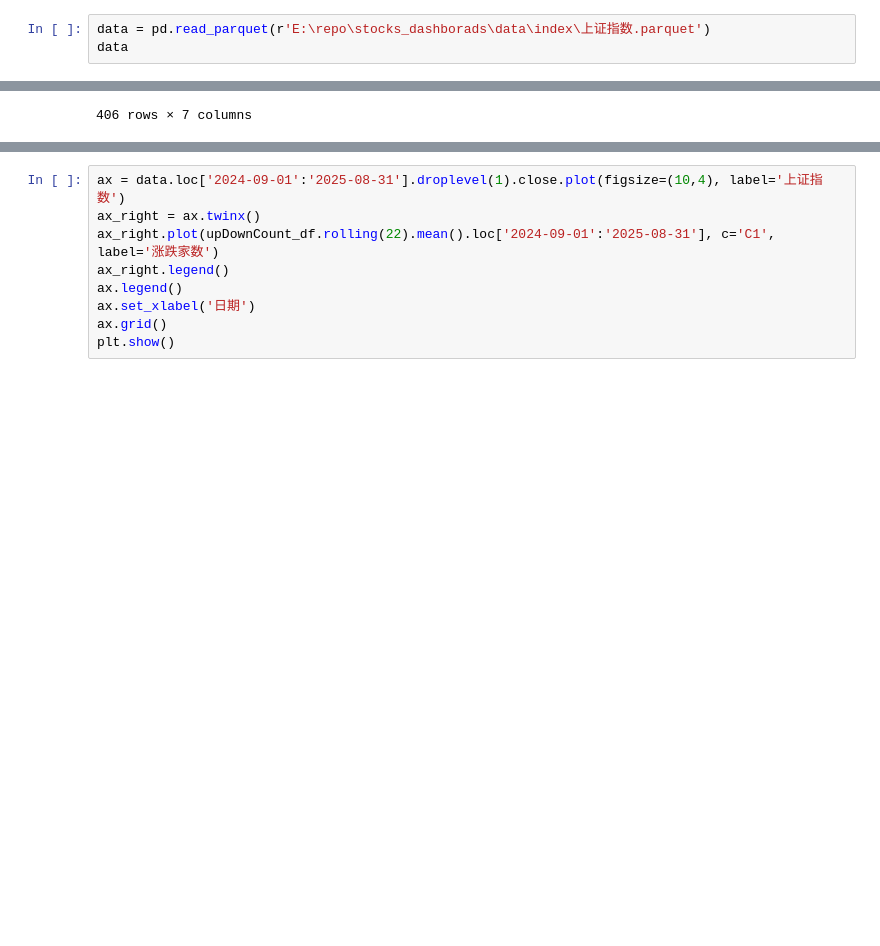
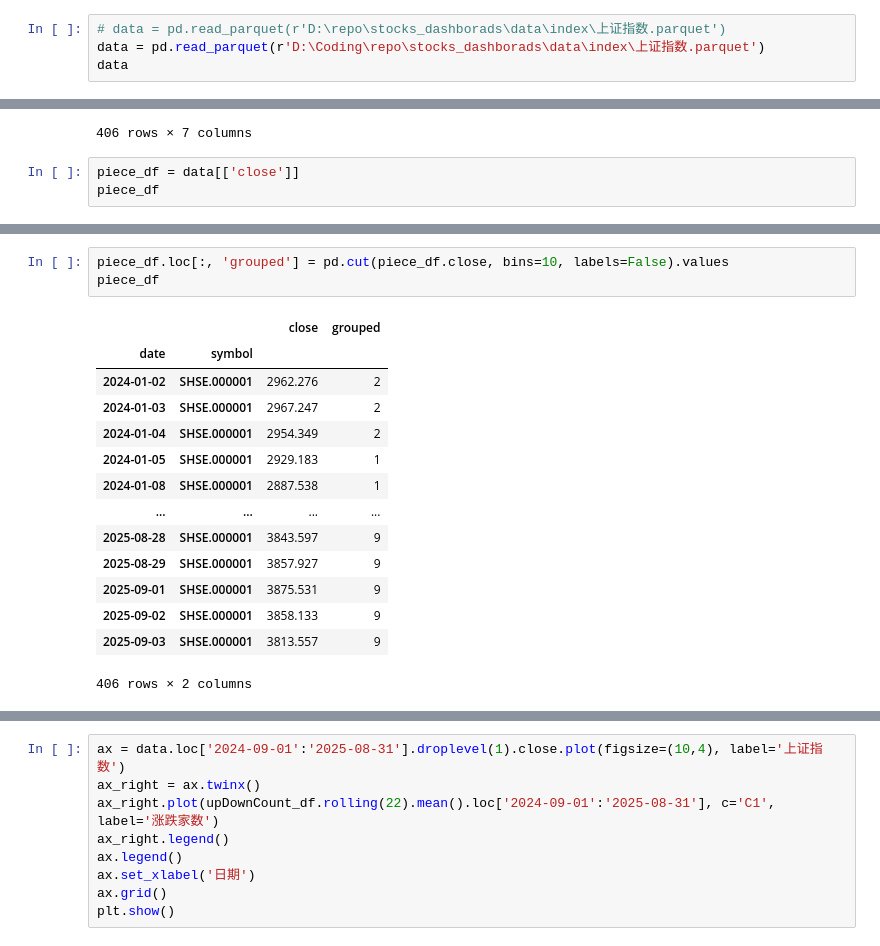
Before and after one commit to Jusdu/stocks_dashborads, a Jupyter notebook: test.ipynb, the cells around one changed output, grey strips where cells are left out. Cells and saved outputs as stored; diff of their text form; blank space fills up the shorter version.

```diff
--- a/test.ipynb
+++ b/test.ipynb
@@ -16,7 +16,8 @@ from tqdm import tqdm
 ## calc
 from scipy.stats import linregress
 # %%
-data = pd.read_parquet(r'E:\repo\stocks_dashborads\data\index\上证指数.parquet')
+# data = pd.read_parquet(r'D:\repo\stocks_dashborads\data\index\上证指数.parquet')
+data = pd.read_parquet(r'D:\Coding\repo\stocks_dashborads\data\index\上证指数.parquet')
 data
 # %% [output]
 |  |  | open | high | low | close | volume | amount | pre_close |
@@ -33,3 +34,6 @@ data
 | 2025-09-02 | SHSE.000001 | 3877.086 | 3885.314 | 3828.677 | 3858.133 | 76261883300 | 1.22277766e+12 | 3875.531 |
 | 2025-09-03 | SHSE.000001 | 3865.286 | 3868.388 | 3794.884 | 3813.557 | 64566851000 | 1.01229608e+12 | 3858.133 |
 406 rows × 7 columns
+# %%
+piece_df = data[['close']]
+piece_df
@@ -35,0 +71,18 @@ data
+# %%
+piece_df.loc[:, 'grouped'] = pd.cut(piece_df.close, bins=10, labels=False).values
+piece_df
+# %% [output]
+|  |  | close | grouped |
+| date | symbol |  |  |
+| 2024-01-02 | SHSE.000001 | 2962.276 | 2 |
+| 2024-01-03 | SHSE.000001 | 2967.247 | 2 |
+| 2024-01-04 | SHSE.000001 | 2954.349 | 2 |
+| 2024-01-05 | SHSE.000001 | 2929.183 | 1 |
+| 2024-01-08 | SHSE.000001 | 2887.538 | 1 |
+| ... | ... | ... | ... |
+| 2025-08-28 | SHSE.000001 | 3843.597 | 9 |
+| 2025-08-29 | SHSE.000001 | 3857.927 | 9 |
+| 2025-09-01 | SHSE.000001 | 3875.531 | 9 |
+| 2025-09-02 | SHSE.000001 | 3858.133 | 9 |
+| 2025-09-03 | SHSE.000001 | 3813.557 | 9 |
+406 rows × 2 columns
```
Also changed, not shown: parts of 6 cells of this notebook, 2 other files.
